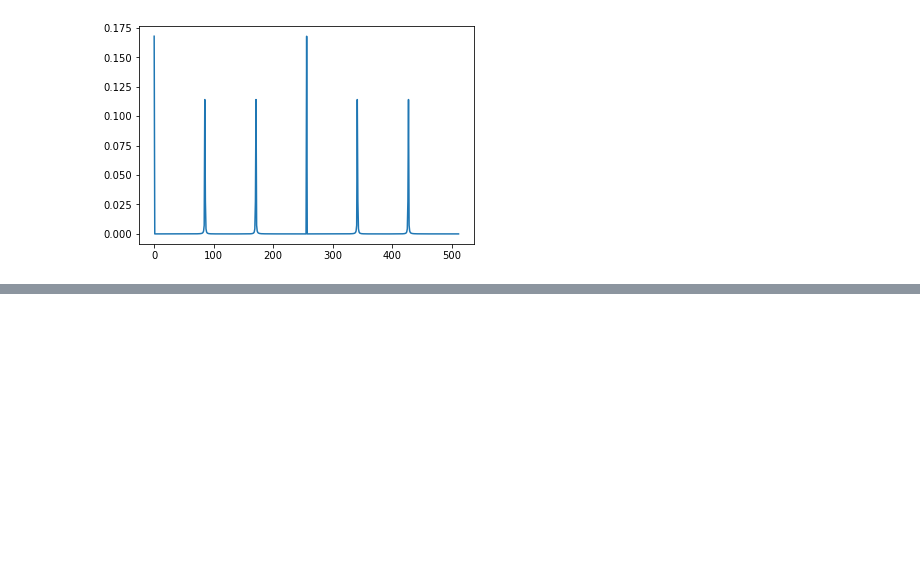
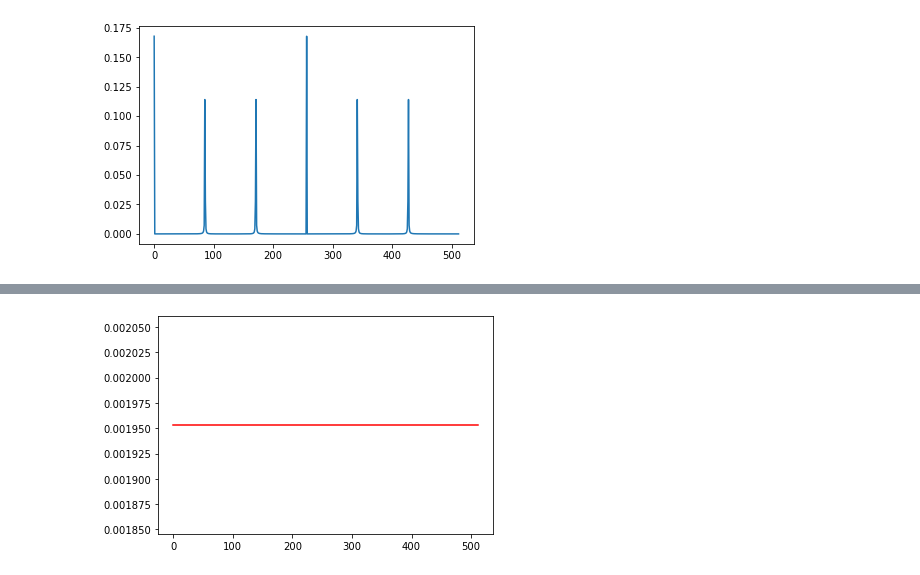
Before and after one commit to jt9485/shor, a Jupyter notebook: notebook.ipynb, the cells around one changed output, grey strips where cells are left out. Drawn from its saved outputs; the diff is of its cells as text; code cells hidden in the pictures; blank space fills up the shorter version.

```diff
--- a/notebook.ipynb
+++ b/notebook.ipynb
@@ -26,0 +54,13 @@ plt.show()
+# %%
+def phi_1(reg):
+    n_states = reg["n_states"]
+    prob = reg["prob"]
+
+    for j in range(n_states):
+        prob[j] = 1 / n_states
+# %%
+phi_1(QReg)
+plt.plot(QReg["prob"], 'r')
+plt.show()
+# %% [output]
+[figure, added]
```
Also changed, not shown: parts of 10 cells of this notebook.
